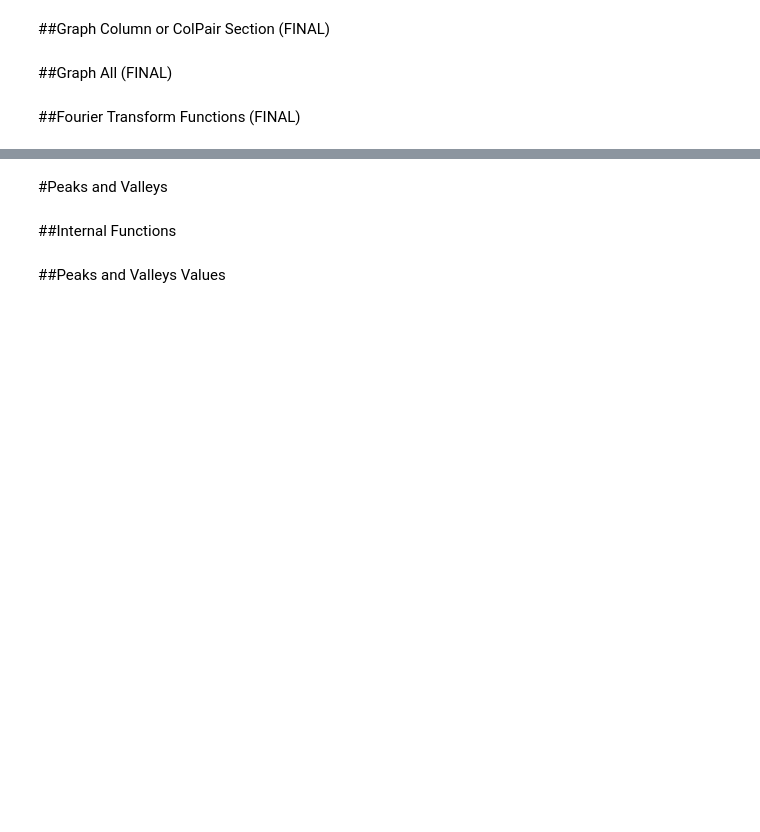
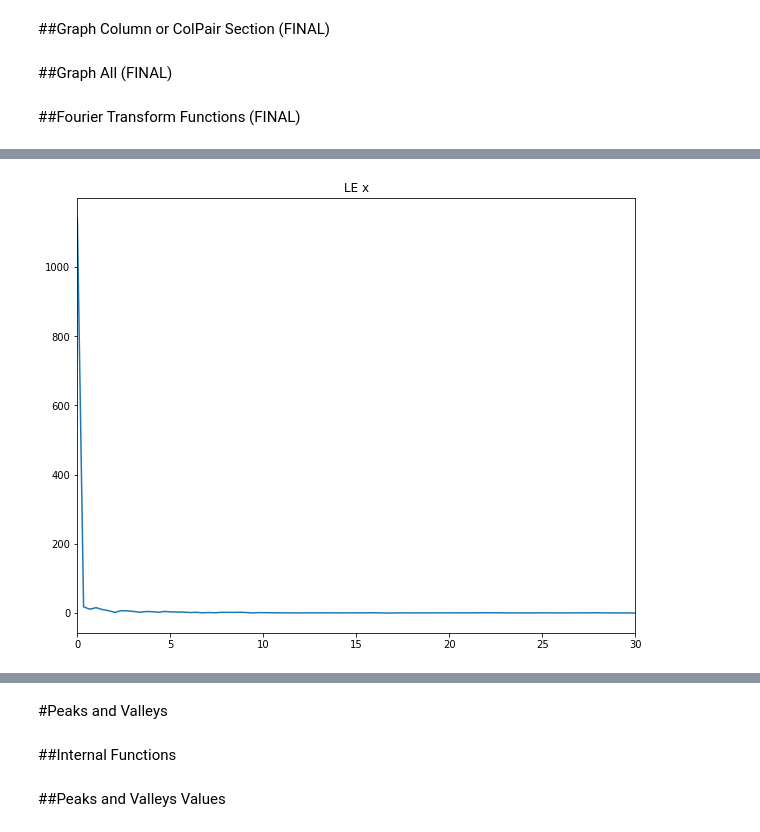
Before and after one commit to DhaneshTikoo/FacialDataProject, a Jupyter notebook: FacialDataProject.ipynb, the cells around one changed output, grey strips where cells are left out. Cells and saved outputs as stored; diff of their text form; code cells hidden in the pictures; blank space fills up the shorter version.

```diff
--- a/FacialDataProject.ipynb
+++ b/FacialDataProject.ipynb
@@ -448,3 +452,7 @@ def fourierTransformInterval(df = data, col = "LE x", startinit = 0, endinit = 1
+# %%
+fourierTransformInterval(dfs[0], "LE x", 28000, 31000)
+# %% [output]
+[figure, added]
 # %%
 def fourierTransformAutoInterval(df = data, col = "LE x", interval = 1000, xlim = (0, 30), ylim = None):
   ms = 0
```
Also changed, not shown: parts of 4 cells of this notebook.
